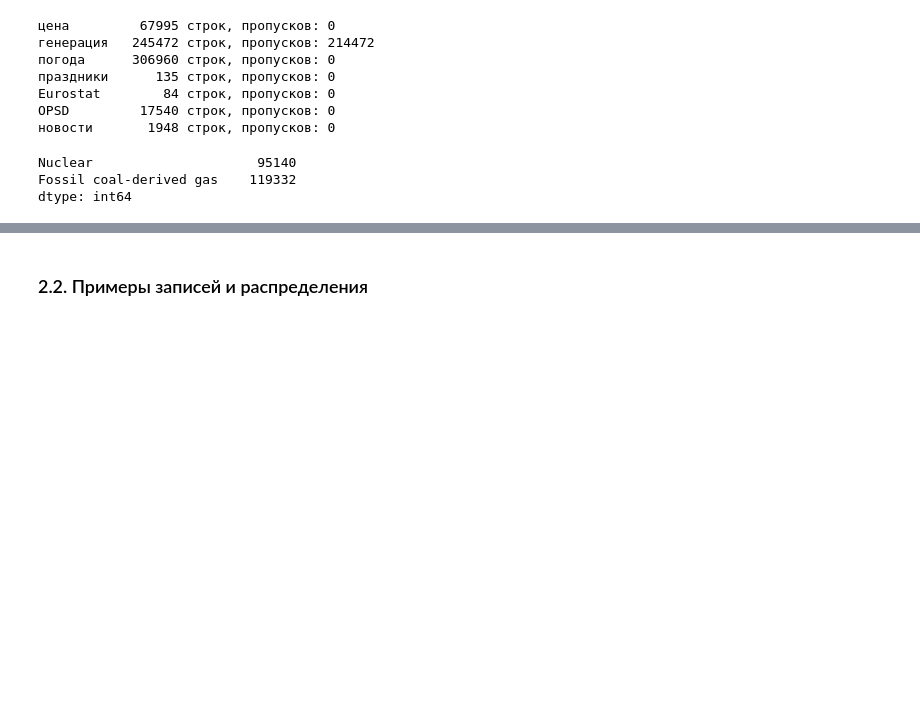
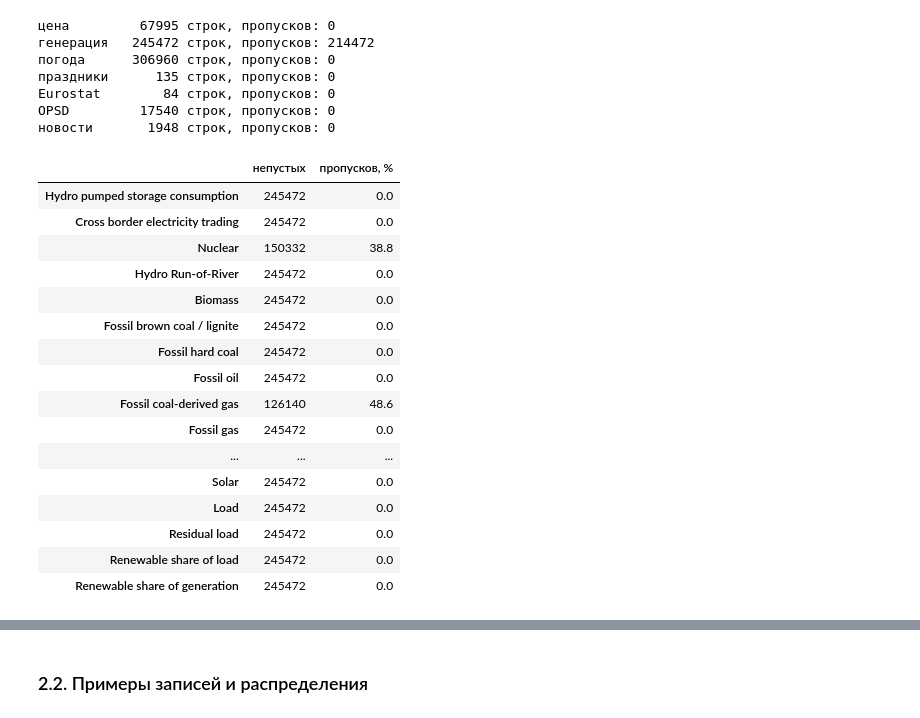
Before and after one commit to Isnob/tobd-coursework, a Jupyter notebook: 03_data_preparation.ipynb, the cells around one changed output, grey strips where cells are left out. Cells and saved outputs as stored; diff of their text form; code cells hidden in the pictures; blank space fills up the shorter version.

```diff
--- a/03_data_preparation.ipynb
+++ b/03_data_preparation.ipynb
@@ -45,10 +45,24 @@ Eurostat        84 строк, пропусков: 0
 OPSD         17540 строк, пропусков: 0
 новости       1948 строк, пропусков: 0
 # %%
-# столбцы, где есть пропуски
-power.isna().sum()[power.isna().sum() > 0]
+# все ряды генерации: сколько непустых значений и доля пропусков
+pd.DataFrame({'непустых': power.count(), 'пропусков, %': power.isna().mean().mul(100).round(1)})
 # %% [output]
-Nuclear                     95140
-Fossil coal-derived gas    119332
-dtype: int64
+|  | непустых | пропусков, % |
+| Hydro pumped storage consumption | 245472 | 0.0 |
+| Cross border electricity trading | 245472 | 0.0 |
+| Nuclear | 150332 | 38.8 |
+| Hydro Run-of-River | 245472 | 0.0 |
+| Biomass | 245472 | 0.0 |
+| Fossil brown coal / lignite | 245472 | 0.0 |
+| Fossil hard coal | 245472 | 0.0 |
+| Fossil oil | 245472 | 0.0 |
+| Fossil coal-derived gas | 126140 | 48.6 |
+| Fossil gas | 245472 | 0.0 |
+| ... | ... | ... |
+| Solar | 245472 | 0.0 |
+| Load | 245472 | 0.0 |
+| Residual load | 245472 | 0.0 |
+| Renewable share of load | 245472 | 0.0 |
+| Renewable share of generation | 245472 | 0.0 |
 # %% [markdown]
```
Also changed, not shown: parts of 6 cells of this notebook.
